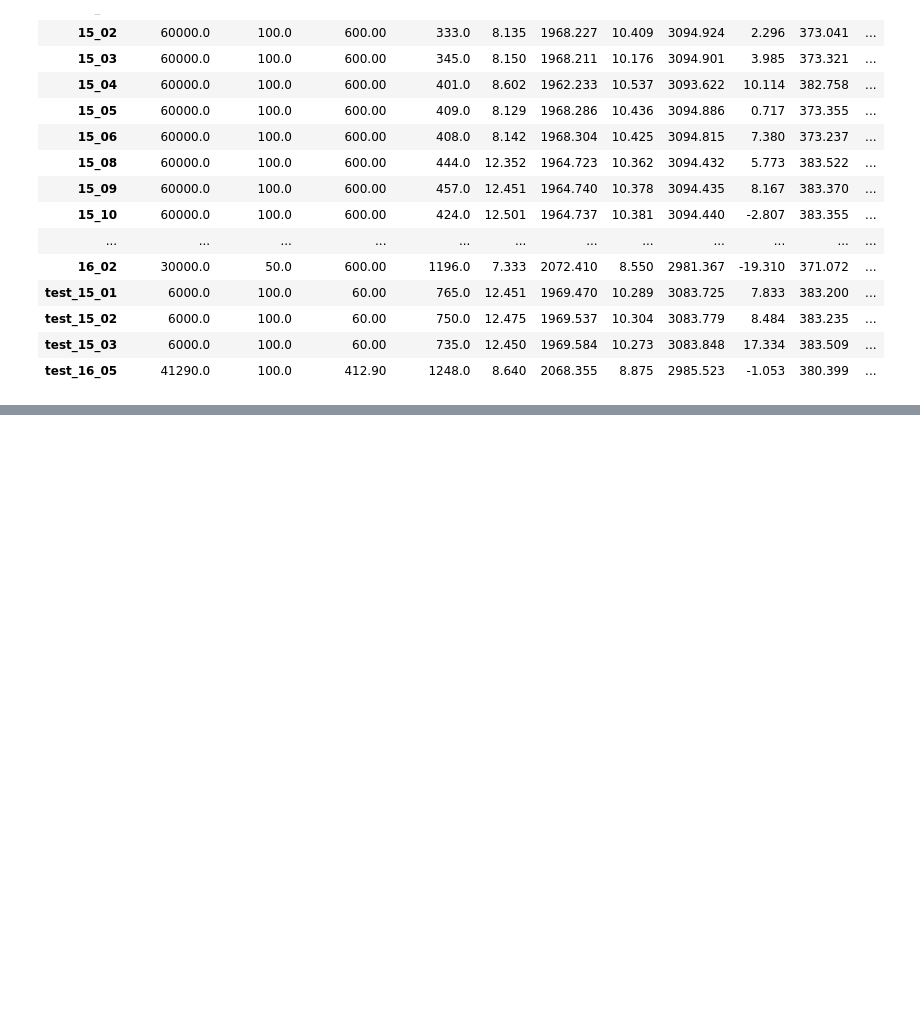
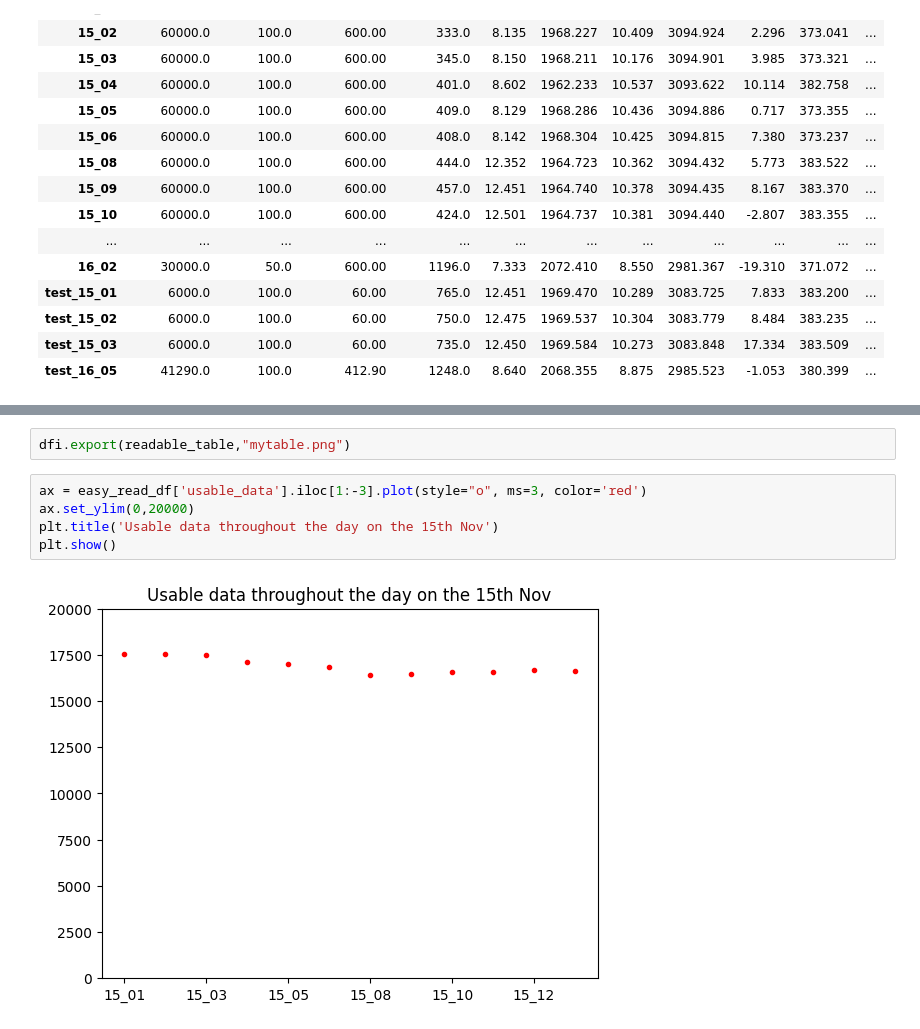
Before and after one commit to Mark-Bugden/Locust-Physics, a Jupyter notebook: Data Analysis/Summary_statistics/summary_stats_analysis.ipynb, the cells around one changed output, grey strips where cells are left out. Cells and saved outputs as stored; diff of their text form; blank space fills up the shorter version.

```diff
--- a/Data Analysis/Summary_statistics/summary_stats_analysis.ipynb
+++ b/Data Analysis/Summary_statistics/summary_stats_analysis.ipynb
@@ -124,0 +132,9 @@ easy_read_df.style.format(formatter_dict)\
+# %%
+dfi.export(readable_table,"mytable.png")
+# %%
+ax = easy_read_df['usable_data'].iloc[1:-3].plot(style="o", ms=3, color='red')
+ax.set_ylim(0,20000)
+plt.title('Usable data throughout the day on the 15th Nov')
+plt.show()
+# %% [output]
+[figure, added]
```
Also changed, not shown: parts of 3 cells of this notebook, 2 other files.
